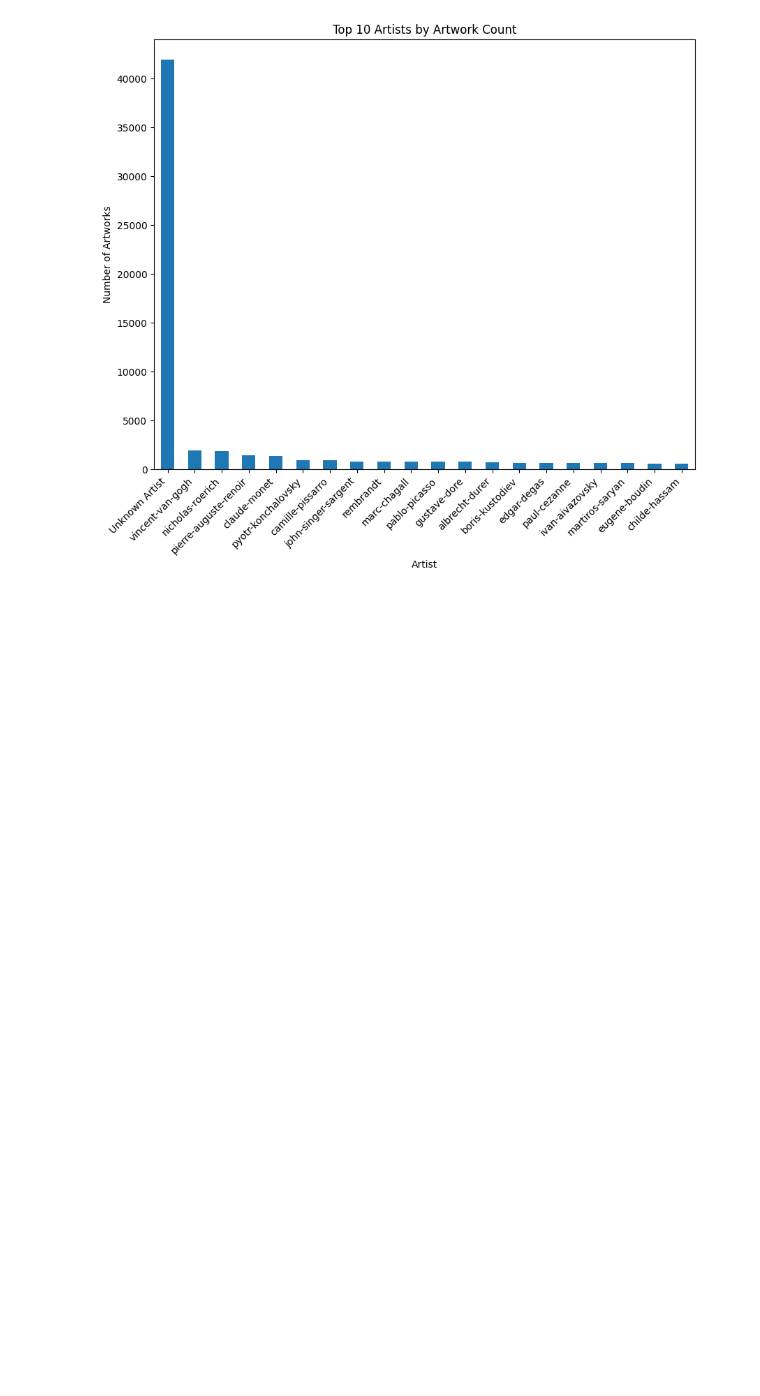
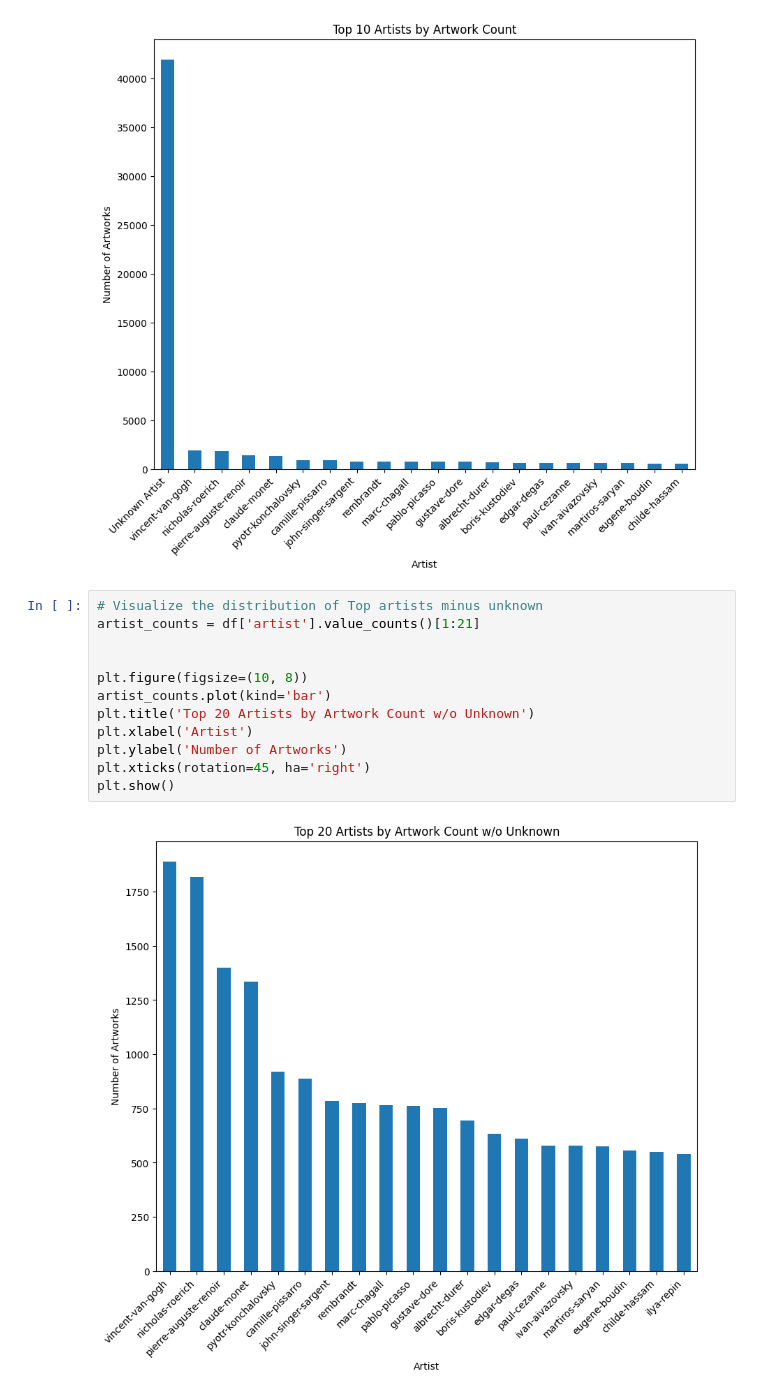
Before and after one commit to lheitman0/art_data, a Jupyter notebook: wikiart_EDA.ipynb, the cells around one changed output. Saved outputs shown, nothing was run; the diff lists cells and outputs as text; blank space fills up the shorter version.

```diff
--- a/wikiart_EDA.ipynb
+++ b/wikiart_EDA.ipynb
@@ -116,3 +116,17 @@ plt.xticks(rotation=45, ha='right')
 plt.show()
 # %% [output]
 [figure]
+# %%
+# Visualize the distribution of Top artists minus unknown
+artist_counts = df['artist'].value_counts()[1:21]
+
+
+plt.figure(figsize=(10, 8))
+artist_counts.plot(kind='bar')
+plt.title('Top 20 Artists by Artwork Count w/o Unknown')
+plt.xlabel('Artist')
+plt.ylabel('Number of Artworks')
+plt.xticks(rotation=45, ha='right')
+plt.show()
+# %% [output]
+[figure, added]
```
Also changed, not shown: parts of 1 cell of this notebook, 1 other file.
